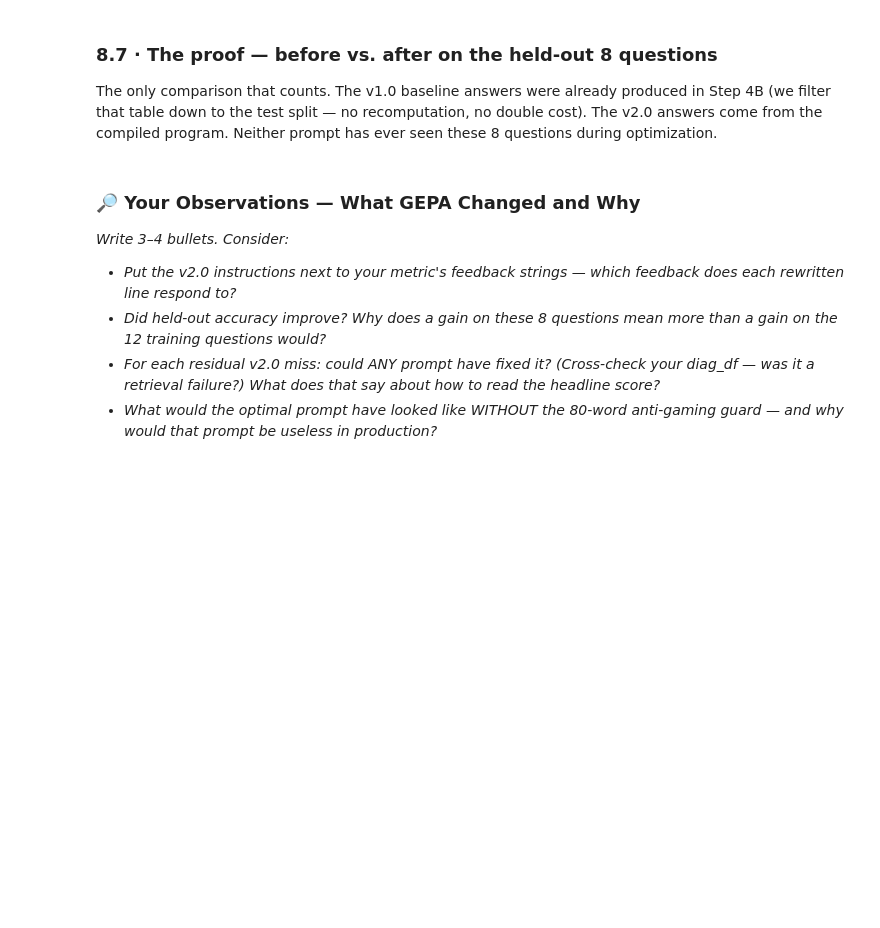
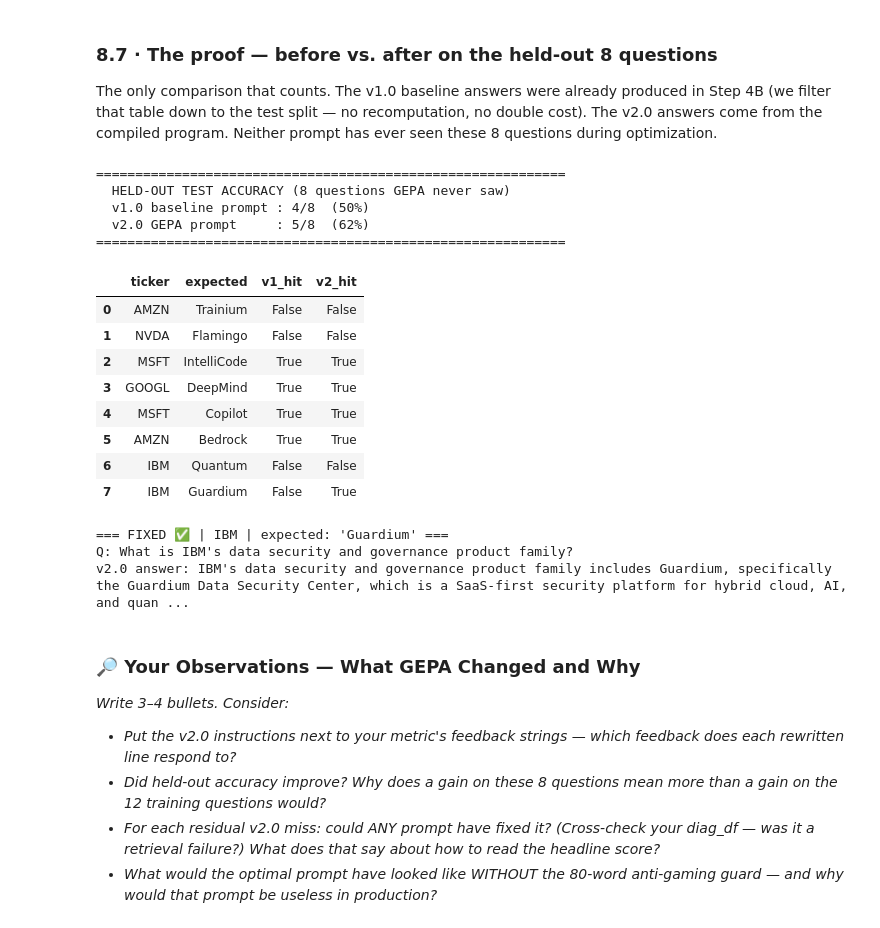
Before and after one commit to sallyman128/project1, a Jupyter notebook: DualLens_Analytics_Project_1_Learners_Notebook.ipynb, the cells around one changed output. Saved outputs shown, nothing was run; the diff lists cells and outputs as text; code cells hidden in the pictures; blank space fills up the shorter version.

```diff
--- a/DualLens_Analytics_Project_1_Learners_Notebook.ipynb
+++ b/DualLens_Analytics_Project_1_Learners_Notebook.ipynb
@@ -1246,7 +1248,7 @@ print("DSPy configured. version:", dspy.__version__)
 # ───────────────────────────────────────────────────────────────────────────
 from sklearn.model_selection import train_test_split
 
-train_df, test_df = ...   # YOUR CODE: the split, with the required parameters
+train_df, test_df = train_test_split(gold, test_size=0.4, random_state=42, stratify=gold["ticker_hint"])   # YOUR CODE: the split, with the required parameters
 
 # Provided: verify the self-check
 print(f"Train: {len(train_df)} questions | Held-out test: {len(test_df)} questions")
@@ -1263,10 +1269,10 @@ print("Test  per company:", test_df["ticker_hint"].value_counts().to_dict())
 def make_example(row) -> dspy.Example:
     """Convert one gold-dataset row into a dspy.Example for GEPA."""
     return dspy.Example(
-        question           = ...,   # YOUR CODE
-        ticker_hint        = ...,   # YOUR CODE
-        expected_substring = ...,   # YOUR CODE
-    ).with_inputs(...)               # YOUR CODE: mark ONLY the program's inputs
+        question           = row["question"],   # YOUR CODE
+        ticker_hint        = row["ticker_hint"],   # YOUR CODE
+        expected_substring = row["expected_substring"],   # YOUR CODE
+    ).with_inputs("question", "ticker_hint")               # YOUR CODE: mark ONLY the program's inputs
 
 # Provided:
 dspy_trainset = [make_example(row) for _, row in train_df.iterrows()]
@@ -1288,7 +1296,10 @@ The `Module` wraps the signature with our **company-filtered retrieval** inside
 # so GEPA optimizes the prompt of the REAL pipeline.
 # ───────────────────────────────────────────────────────────────────────────
 class GroundedQA(dspy.Signature):
-    """...                                  <- YOUR v1.0 PROMPT RULES HERE
+    """
+    Answer the question using ONLY the information in the context provided.
+    If the context does not contain enough information to answer the question, respond with exactly: I don't know.
+    Do not mention the context, do not say "based on the context", and do not add information from outside the context.
     """
 
     # Provided: the typed I/O contract
@@ -1307,9 +1318,9 @@ class GroundedRAG(dspy.Module):
         self.generate = dspy.Predict(GroundedQA)
 
     def forward(self, question: str, ticker_hint: str):
-        docs    = ...    # YOUR CODE: metadata-filtered retrieval with your retrieve() and self.k
-        context = ...    # YOUR CODE: format the context
-        return ...       # YOUR CODE: call self.generate with the context and question
+        docs    = retrieve(question, company=ticker_hint, k=self.k)    # YOUR CODE: metadata-filtered retrieval with your retrieve() and self.k
+        context = format_context(docs)    # YOUR CODE: format the context
+        return self.generate(context=context, question=question)       # YOUR CODE: call self.generate with the context and question
 
 # Provided: sanity check on the first training example
 v1_program  = GroundedRAG()
@@ -1361,14 +1376,17 @@ def gepa_metric(gold_ex, pred, trace=None, pred_name=None, pred_trace=None):
         feedback = (f"Correct: the answer names '{expected}' and stays concise "
                     f"({n_words} words). Keep answering with the specific product/initiative name.")
     elif hit:
-        score    = ...        # YOUR CODE
-        feedback = ...        # YOUR CODE: verbose-hit feedback (instruct 1-3 precise sentences)
+        score    = 0.7        # YOUR CODE
+        feedback = (f"Correct: '{expected}' is present but the answer is {n_words} words — "
+                    f"keep it under {MAX_ANSWER_WORDS}. Give only the specific name and a brief explanation.")        # YOUR CODE: verbose-hit feedback (instruct 1-3 precise sentences)
     elif "i don't know" in answer.lower():
-        score    = ...        # YOUR CODE
-        feedback = ...        # YOUR CODE: wrongful-refusal feedback
+        score    = 0.0        # YOUR CODE
+        feedback = (f"The context does contain information about '{expected}'. "
+                    f"Do not refuse — extract and name it directly.")        # YOUR CODE: wrongful-refusal feedback
     else:
-        score    = ...        # YOUR CODE
-        feedback = ...        # YOUR CODE: missed-token feedback
+        score    = 0.0        # YOUR CODE
+        feedback = (f"The answer does not mention '{expected}'. "
+                    f"Name the specific product, platform, or initiative — do not paraphrase with a generic description.")        # YOUR CODE: missed-token feedback
 
     return dspy.Prediction(score=score, feedback=feedback)
 
@@ -1446,37 +1539,52 @@ The only comparison that counts. The v1.0 baseline answers were already produced
 # 📝 YOUR TASK — The proof: v1.0 vs v2.0 on the held-out 8
 # ═══════════════════════════════════════════════════════════════════════════
 # v1.0 answers are REUSED from Step 4B (no recomputation); v2.0 answers come
 # from the compiled program. Neither prompt ever saw these 8 questions.
 # ───────────────────────────────────────────────────────────────────────────
 # Provided: v1.0 baseline answers, filtered down to the held-out questions
 v1_test = baseline_gold_df[baseline_gold_df["question"].isin(test_df["question"])].copy()
 v1_test = v1_test.set_index("question")
 
 rows = []
 for _, row in test_df.iterrows():
-    pred      = ...     # YOUR CODE: run optimised_program on this row's question + ticker_hint
-    v2_answer = ...     # YOUR CODE: the predicted answer text
+    pred      = optimised_program(question=row["question"], ticker_hint=row["ticker_hint"])     # YOUR CODE: run optimised_program on this row's question + ticker_hint
+    v2_answer = pred.answer     # YOUR CODE: the predicted answer text
     rows.append({
         "ticker":    row["ticker_hint"],
         "question":  row["question"],
         "expected":  row["expected_substring"],
-        "v1_hit":    ...,   # YOUR CODE: look up this question's exact_hit in v1_test (as bool)
+        "v1_hit":    bool(v1_test.loc[row["question"], "exact_hit"]),   # YOUR CODE: look up this question's exact_hit in v1_test (as bool)
         "v2_answer": v2_answer,
-        "v2_hit":    ...,   # YOUR CODE: case-insensitive substring check on v2_answer
+        "v2_hit":    row["expected_substring"].lower() in v2_answer.lower(),   # YOUR CODE: case-insensitive substring check on v2_answer
     })
 
 compare_df = pd.DataFrame(rows)
 
 # Provided: the before/after verdict
 v1_acc = compare_df["v1_hit"].mean()
 v2_acc = compare_df["v2_hit"].mean()
 print("=" * 60)
 print(f"  HELD-OUT TEST ACCURACY (8 questions GEPA never saw)")
 print(f"  v1.0 baseline prompt : {compare_df['v1_hit'].sum()}/8  ({v1_acc:.0%})")
 print(f"  v2.0 GEPA prompt     : {compare_df['v2_hit'].sum()}/8  ({v2_acc:.0%})")
 print("=" * 60)
 
 compare_df[["ticker", "expected", "v1_hit", "v2_hit"]]
+# %% [output]
+============================================================
+  HELD-OUT TEST ACCURACY (8 questions GEPA never saw)
+  v1.0 baseline prompt : 4/8  (50%)
+  v2.0 GEPA prompt     : 5/8  (62%)
+============================================================
+|  | ticker | expected | v1_hit | v2_hit |
+| 0 | AMZN | Trainium | False | False |
+| 1 | NVDA | Flamingo | False | False |
+| 2 | MSFT | IntelliCode | True | True |
+| 3 | GOOGL | DeepMind | True | True |
+| 4 | MSFT | Copilot | True | True |
+| 5 | AMZN | Bedrock | True | True |
+| 6 | IBM | Quantum | False | False |
+| 7 | IBM | Guardium | False | True |
 # %%
 # 🔍 Read the cases the optimization actually changed — fixed misses prove the
 # evolved instructions work; any regression is worth diagnosing.
@@ -1490,6 +1598,10 @@ else:
         print(f"Q: {m['question']}")
         print(f"v2.0 answer: {m['v2_answer']}")
         print()
+# %% [output]
+=== FIXED ✅ | IBM | expected: 'Guardium' ===
+Q: What is IBM's data security and governance product family?
+v2.0 answer: IBM's data security and governance product family includes Guardium, specifically the Guardium Data Security Center, which is a SaaS-first security platform for hybrid cloud, AI, and quan ...
 # %% [markdown]
 ### 🔎 Your Observations — What GEPA Changed and Why
 
```
Also changed, not shown: parts of 8 cells of this notebook, 1 other file.
